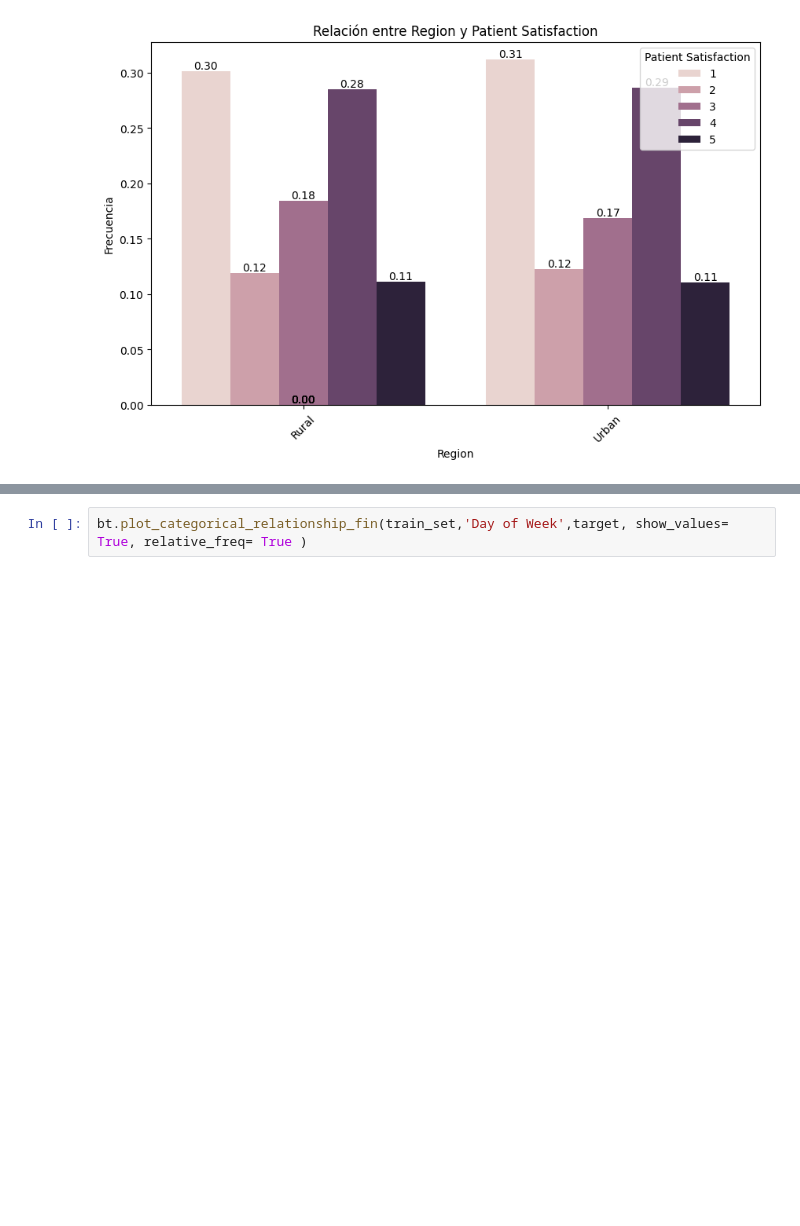
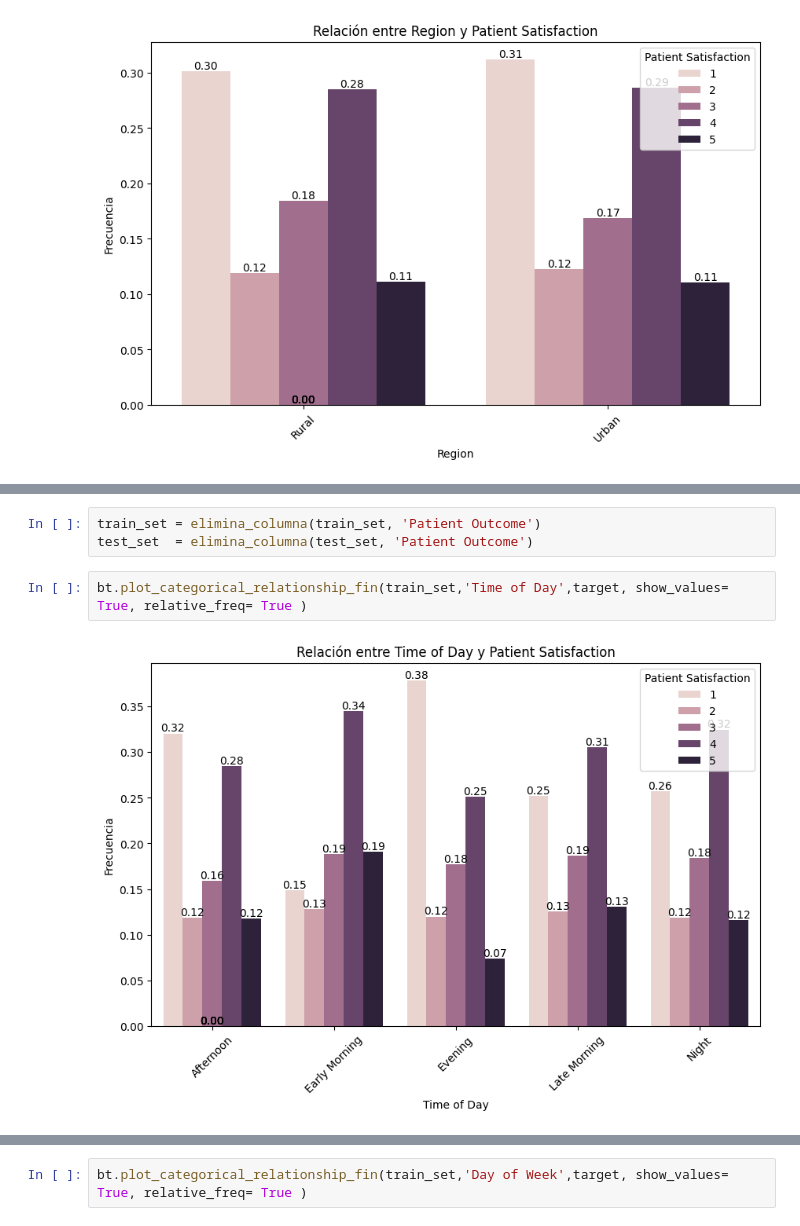
Before and after one commit to nadia0207/ML_Espera_Emergencia, a Jupyter notebook: notebooks/02_LimpiezaEDA.ipynb, the cells around one changed output, grey strips where cells are left out. Saved outputs shown, nothing was run; the diff lists cells and outputs as text; blank space fills up the shorter version.

```diff
--- a/notebooks/02_LimpiezaEDA.ipynb
+++ b/notebooks/02_LimpiezaEDA.ipynb
@@ -323,0 +311,7 @@ bt.plot_categorical_relationship_fin(train_set,'Patient Outcome',target, show_va
+# %%
+train_set = elimina_columna(train_set, 'Patient Outcome')
+test_set  = elimina_columna(test_set, 'Patient Outcome')
+# %%
+bt.plot_categorical_relationship_fin(train_set,'Time of Day',target, show_values= True, relative_freq= True )
+# %% [output]
+[figure, added]
```
Also changed, not shown: parts of 21 cells of this notebook.
